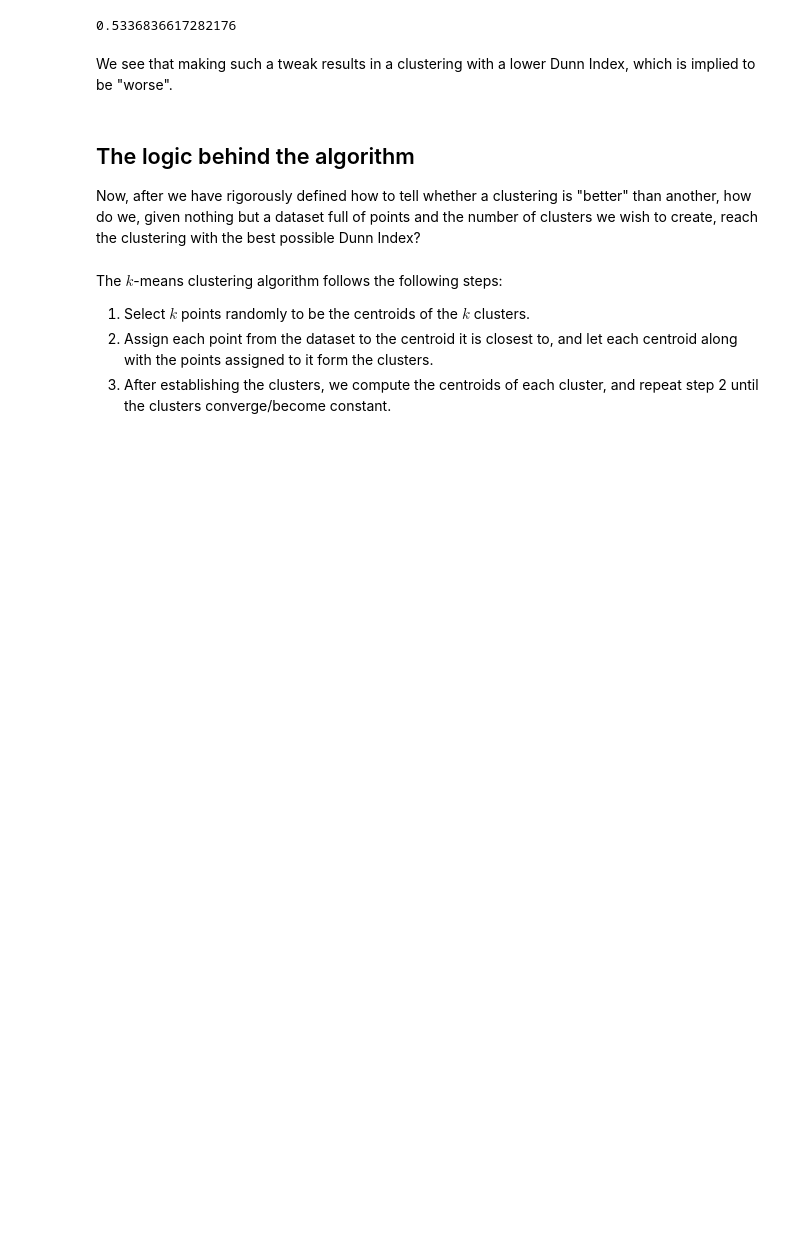
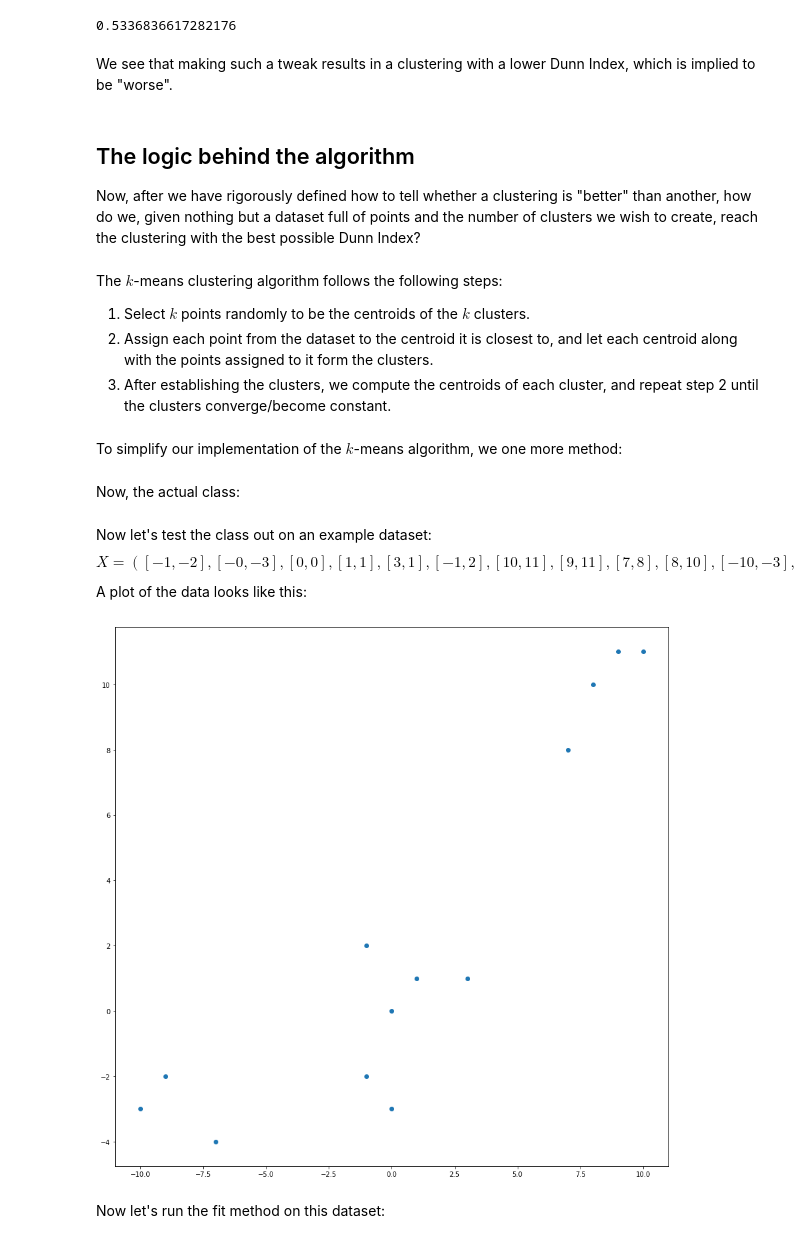
Before and after one commit to andwendrew/CSC630, a Jupyter notebook: k_means_project.ipynb, the cells around one changed output. Drawn from its saved outputs; the diff is of its cells as text; code cells hidden in the pictures; blank space fills up the shorter version.

```diff
--- a/k_means_project.ipynb
+++ b/k_means_project.ipynb
@@ -190,3 +190,5 @@ The $k$-means clustering algorithm follows the following steps:
 1. Select $k$ points randomly to be the centroids of the $k$ clusters.
 2. Assign each point from the dataset to the centroid it is closest to, and let each centroid along with the points assigned to it form the clusters.
 3. After establishing the clusters, we compute the centroids of each cluster, and repeat step 2 until the clusters converge/become constant.
+# %% [markdown]
+To simplify our implementation of the $k$-means algorithm, we one more method:
@@ -192,0 +203,2 @@ The $k$-means clustering algorithm follows the following steps:
+# %% [markdown]
+Now, the actual class:
@@ -192,0 +278,17 @@ The $k$-means clustering algorithm follows the following steps:
+# %% [markdown]
+Now let's test the class out on an example dataset: $$X = ([-1, -2], [-0, -3], [0, 0], [1, 1], [3, 1], [-1, 2], [10, 11], [9, 11], [7, 8], [8, 10], [-10, -3], [-7, -4], [-9, -2]).$$A plot of the data looks like this:
+# %%
+xs = [element[0] for element in X] # creating x-coordinate array
+ys = [element[1] for element in X] # creating y-coordinate array
+
+xmin, xmax, ymin, ymax = -12, 12, -12, 12
+ticks_frequency = 1
+
+fig, ax = plt.subplots(figsize=(15, 15))
+ax.scatter(xs, ys)
+
+plt.show()
+# %% [output]
+[figure, added]
+# %% [markdown]
+Now let's run the fit method on this dataset:
```
Also changed, not shown: parts of 6 cells of this notebook.
